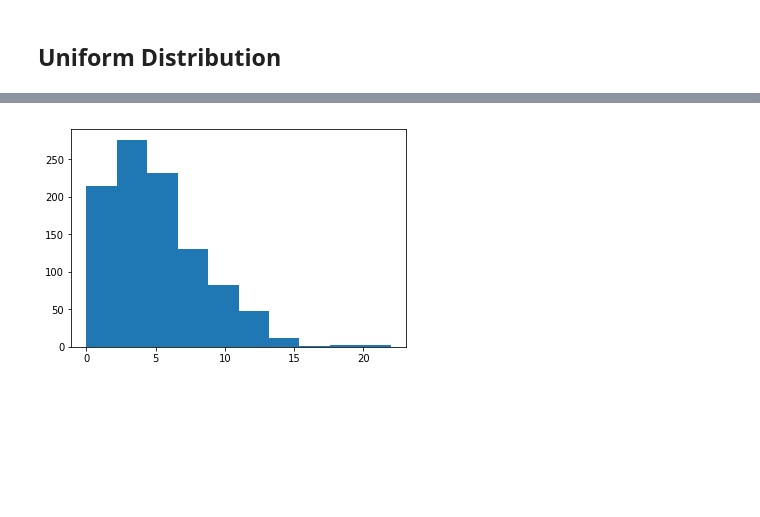
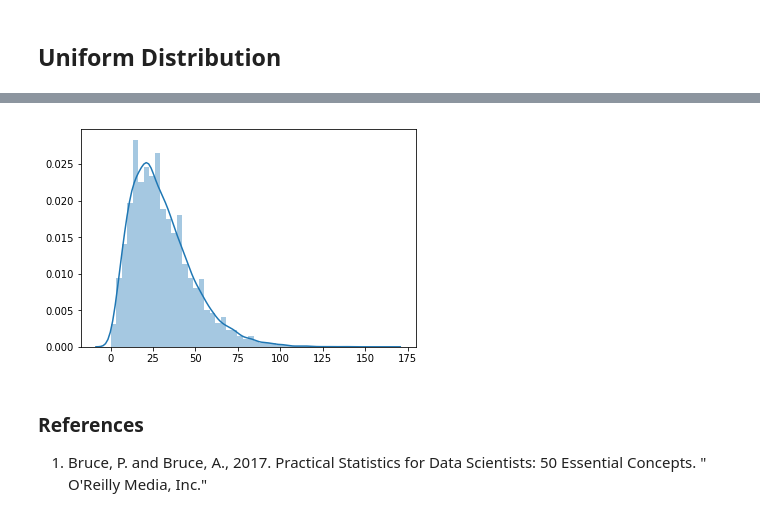
Before and after one commit to roisinanglim/numpy-random, a Jupyter notebook: numpy-random.ipynb, the cells around one changed output, grey strips where cells are left out. Cells and saved outputs as stored; diff of their text form; code cells hidden in the pictures; blank space fills up the shorter version.

```diff
--- a/numpy-random.ipynb
+++ b/numpy-random.ipynb
@@ -158,6 +130,11 @@ Importing `factorial` from scipy.misc is deprecated in scipy 1.0.0. Use `scipy.s
 # %%
-u = np.random.negative_binomial (5,0.5,1000)
-plt.hist(u)
+import matplotlib.pyplot as plt
+u = np.random.negative_binomial (3,0.09,10000)
+sns.distplot(u)
 plt.show()
 # %% [output]
-[figure, old version]
+[figure, new version]
+# %% [markdown]
+### References
+
+1. <a name="#1"></a> Bruce, P. and Bruce, A., 2017. Practical Statistics for Data Scientists: 50 Essential Concepts. " O'Reilly Media, Inc."
```
Also changed, not shown: parts of 19 cells of this notebook.
